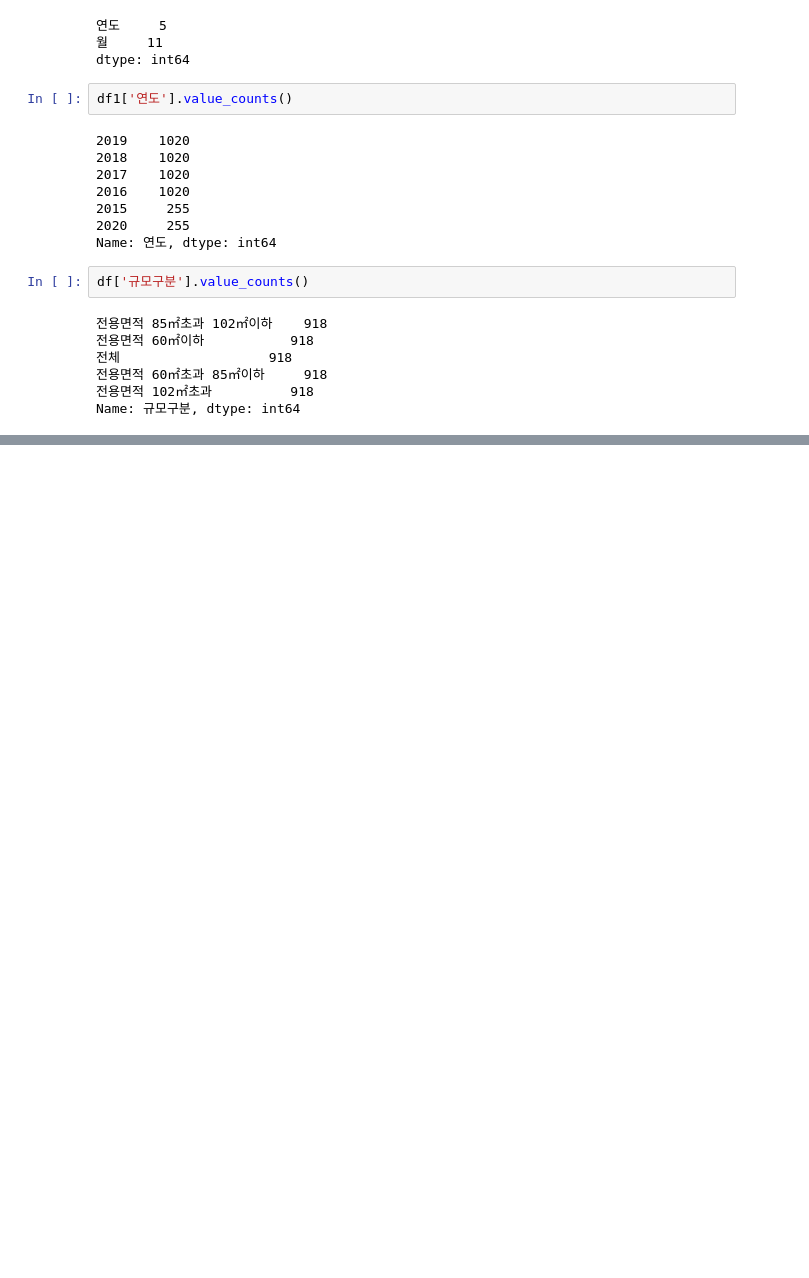
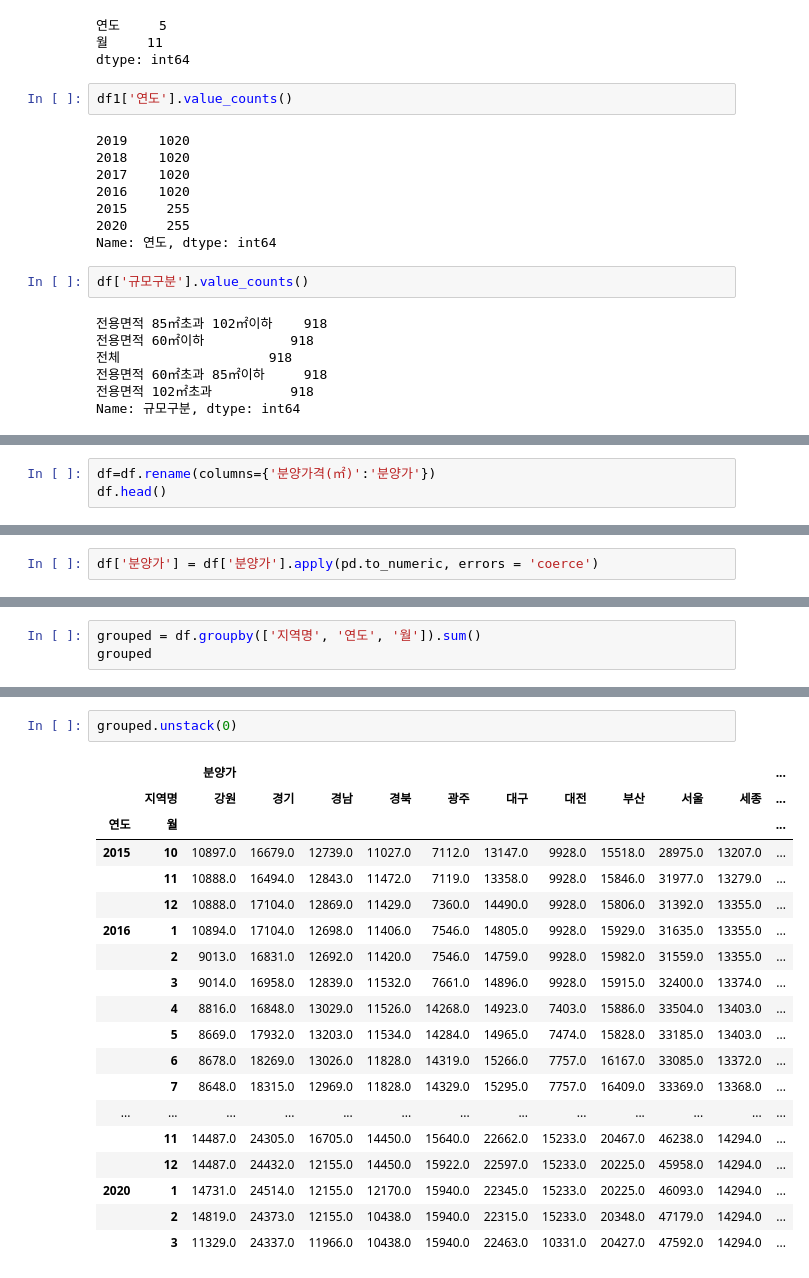
Before and after one commit to SDB016/Study, a Jupyter notebook: python/pandas/Application_of_Pandas.ipynb, the cells around one changed output, grey strips where cells are left out. Cells and saved outputs as stored; diff of their text form; blank space fills up the shorter version.

```diff
--- a/python/pandas/Application_of_Pandas.ipynb
+++ b/python/pandas/Application_of_Pandas.ipynb
@@ -472,0 +707,3 @@ Name: 규모구분, dtype: int64
+# %%
+df=df.rename(columns={'분양가격(㎡)':'분양가'})
+df.head()
@@ -472,0 +717,2 @@ Name: 규모구분, dtype: int64
+# %%
+df['분양가'] = df['분양가'].apply(pd.to_numeric, errors = 'coerce')
@@ -472,0 +766,3 @@ Name: 규모구분, dtype: int64
+# %%
+grouped = df.groupby(['지역명', '연도', '월']).sum()
+grouped
@@ -472,0 +815,22 @@ Name: 규모구분, dtype: int64
+# %%
+grouped.unstack(0)
+# %% [output]
+|  |  | 분양가 |  |  |  |  |  |  |  |  |  | ... |
+|  | 지역명 | 강원 | 경기 | 경남 | 경북 | 광주 | 대구 | 대전 | 부산 | 서울 | 세종 | ... |
+| 연도 | 월 |  |  |  |  |  |  |  |  |  |  | ... |
+| 2015 | 10 | 10897.0 | 16679.0 | 12739.0 | 11027.0 | 7112.0 | 13147.0 | 9928.0 | 15518.0 | 28975.0 | 13207.0 | ... |
+|  | 11 | 10888.0 | 16494.0 | 12843.0 | 11472.0 | 7119.0 | 13358.0 | 9928.0 | 15846.0 | 31977.0 | 13279.0 | ... |
+|  | 12 | 10888.0 | 17104.0 | 12869.0 | 11429.0 | 7360.0 | 14490.0 | 9928.0 | 15806.0 | 31392.0 | 13355.0 | ... |
+| 2016 | 1 | 10894.0 | 17104.0 | 12698.0 | 11406.0 | 7546.0 | 14805.0 | 9928.0 | 15929.0 | 31635.0 | 13355.0 | ... |
+|  | 2 | 9013.0 | 16831.0 | 12692.0 | 11420.0 | 7546.0 | 14759.0 | 9928.0 | 15982.0 | 31559.0 | 13355.0 | ... |
+|  | 3 | 9014.0 | 16958.0 | 12839.0 | 11532.0 | 7661.0 | 14896.0 | 9928.0 | 15915.0 | 32400.0 | 13374.0 | ... |
+|  | 4 | 8816.0 | 16848.0 | 13029.0 | 11526.0 | 14268.0 | 14923.0 | 7403.0 | 15886.0 | 33504.0 | 13403.0 | ... |
+|  | 5 | 8669.0 | 17932.0 | 13203.0 | 11534.0 | 14284.0 | 14965.0 | 7474.0 | 15828.0 | 33185.0 | 13403.0 | ... |
+|  | 6 | 8678.0 | 18269.0 | 13026.0 | 11828.0 | 14319.0 | 15266.0 | 7757.0 | 16167.0 | 33085.0 | 13372.0 | ... |
+|  | 7 | 8648.0 | 18315.0 | 12969.0 | 11828.0 | 14329.0 | 15295.0 | 7757.0 | 16409.0 | 33369.0 | 13368.0 | ... |
+| ... | ... | ... | ... | ... | ... | ... | ... | ... | ... | ... | ... | ... |
+|  | 11 | 14487.0 | 24305.0 | 16705.0 | 14450.0 | 15640.0 | 22662.0 | 15233.0 | 20467.0 | 46238.0 | 14294.0 | ... |
+|  | 12 | 14487.0 | 24432.0 | 12155.0 | 14450.0 | 15922.0 | 22597.0 | 15233.0 | 20225.0 | 45958.0 | 14294.0 | ... |
+| 2020 | 1 | 14731.0 | 24514.0 | 12155.0 | 12170.0 | 15940.0 | 22345.0 | 15233.0 | 20225.0 | 46093.0 | 14294.0 | ... |
+|  | 2 | 14819.0 | 24373.0 | 12155.0 | 10438.0 | 15940.0 | 22315.0 | 15233.0 | 20348.0 | 47179.0 | 14294.0 | ... |
+|  | 3 | 11329.0 | 24337.0 | 11966.0 | 10438.0 | 15940.0 | 22463.0 | 10331.0 | 20427.0 | 47592.0 | 14294.0 | ... |
```
Also changed, not shown: parts of 42 cells of this notebook.
